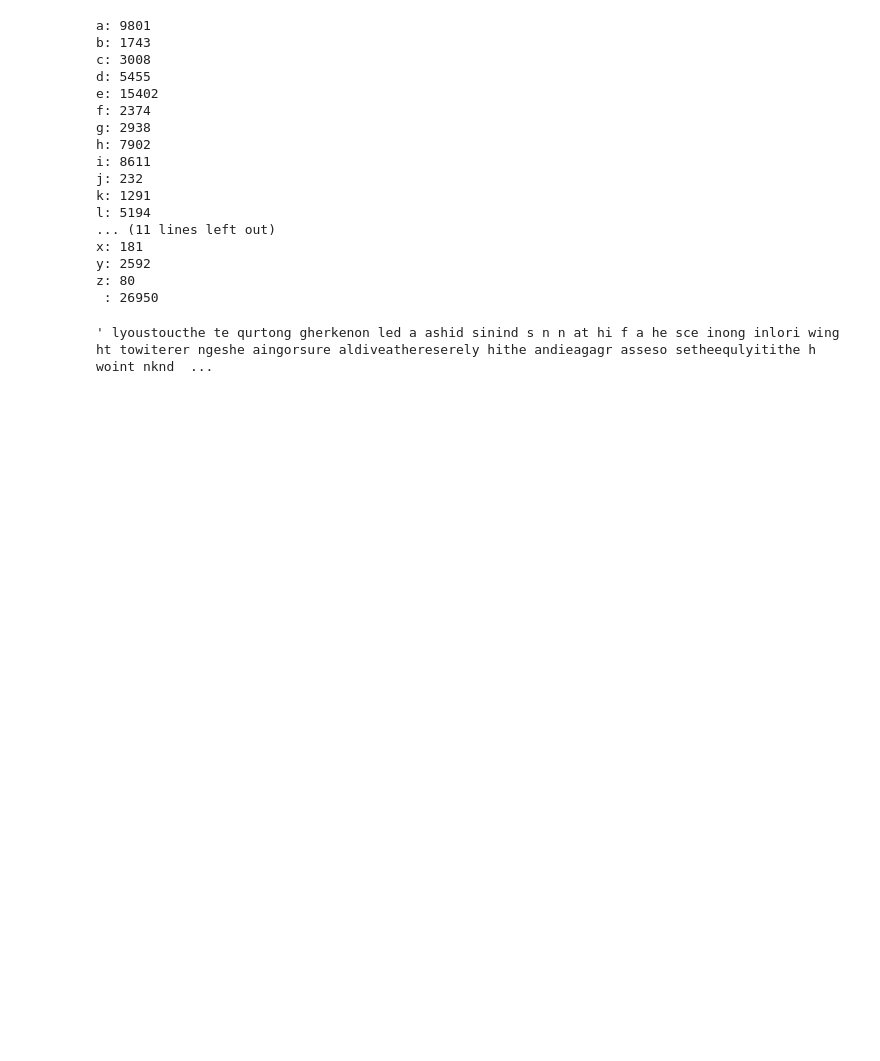
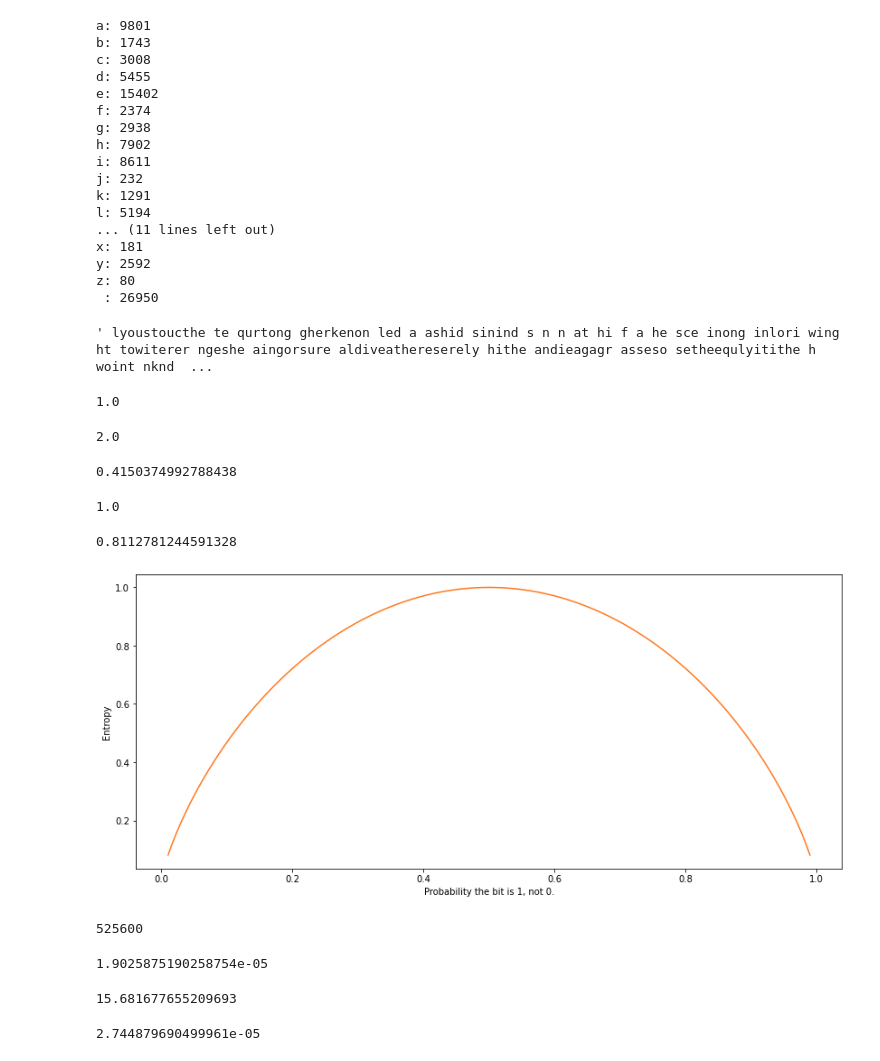
Before and after one commit to StanicicA/funddata-assessment, a Jupyter notebook: practicals/01-Information-excercises.ipynb, the cells around one changed output. Saved outputs shown, nothing was run; the diff lists cells and outputs as text; code cells hidden in the pictures; blank space fills up the shorter version.

```diff
--- a/practicals/01-Information-excercises.ipynb
+++ b/practicals/01-Information-excercises.ipynb
@@ -157,3 +157,78 @@ for i in range(1, N):
 pairs
 # %% [output]
 ' lyoustoucthe te qurtong gherkenon led a ashid sinind s n n at hi f a he sce inong inlori wing ht towiterer ngeshe aingorsure aldiveathereserely hithe andieagagr asseso setheequlyitithe h woint nknd  ...
+# %%
+# Mathematical functions.
+import math
+
+print(-math.log(0.5, 2))
+# %% [output]
+1.0
+# %%
+print(-math.log(0.25, 2))
+# %% [output]
+2.0
+# %%
+# Mathematical functions.
+import math
+
+print(-math.log(0.75, 2))
+# %% [output]
+0.4150374992788438
+# %%
+# [Probability of a 0, probability of a 1].
+p = [0.5, 0.5]
+
+-sum([p_i * math.log(p_i, 2) for p_i in p])
+# %% [output]
+1.0
+# %%
+# [Probability of a 0, probability of a 1].
+p = [0.25, 0.75]
+
+-sum([p_i * math.log(p_i, 2) for p_i in p])
+# %% [output]
+0.8112781244591328
+# %%
+# Plotting.
+import matplotlib.pyplot as plt
+# Numerical calculations.
+import numpy as np
+
+# A range of possible p values.
+# We have to avoid 0.0 and 1.0 because of the log.
+p_of_1 = np.linspace(0.01, 0.99, 1000)
+# Calculate the entropy.
+entropy = - (p_of_1 * np.log2(p_of_1) + (1.0 - p_of_1) * np.log2(1.0 - p_of_1))
+
+# Create the actual plot.
+fig, ax = plt.subplots(figsize=(14, 6))
+ax.plot(p_of_1, entropy, color='#ff791e')
+
+# Label the axes.
+ax.set_xlabel('Probability the bit is 1, not 0.')
+ax.set_ylabel('Entropy');
+# %% [output]
+[figure, added]
+# %%
+# Minutes in a (non-leap) year.
+mins_in_year = 365 * 24 * 60
+mins_in_year
+# %% [output]
+525600
+# %%
+# Probability of it screeching.
+p_screech = 10 / 525600
+print(p_screech)
+# %% [output]
+1.9025875190258754e-05
+# %%
+# Information content of a screech.
+-math.log(p_screech, 2)
+# %% [output]
+15.681677655209693
+# %%
+# Information content of no screech.
+-math.log(1.0 - p_screech, 2)
+# %% [output]
+2.744879690499961e-05
```
Also changed, not shown: parts of 6 cells of this notebook.
